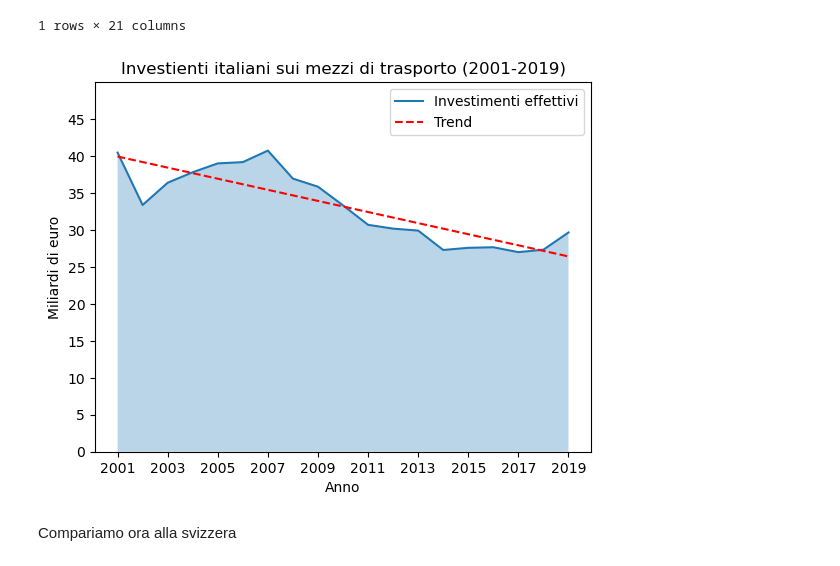
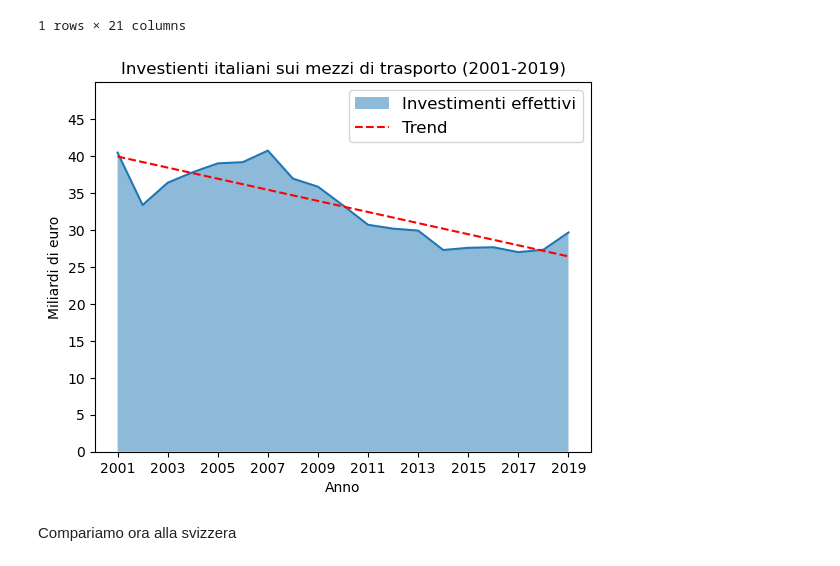
Before and after one commit to alemele01/vs24, a Jupyter notebook: investimentiSvizzeri.ipynb, the cells around one changed output. Cells and saved outputs as stored; diff of their text form; code cells hidden in the pictures.

```diff
--- a/investimentiSvizzeri.ipynb
+++ b/investimentiSvizzeri.ipynb
@@ -203,36 +278,36 @@ investimentiItalia
 # %%
 maxInv=50000000
 
 x = investimentiItalia.columns[2:].astype(int)
 y = investimentiItalia.iloc[0, 2:].astype(float)
 
 coefficients = np.polyfit(x, y, deg=1)
 linear_fit = np.poly1d(coefficients)
 x_fit_ita = np.linspace(x.min(), x.max(), 100)
 y_fit_ita = linear_fit(x_fit_ita)
 
-plt.plot(x, y,label='Investimenti effettivi')
-plt.fill_between(x, y, alpha=0.3)
+plt.plot(x, y)
+plt.fill_between(x, y, alpha=0.5,label='Investimenti effettivi')
 
 plt.plot(x_fit_ita, y_fit_ita, '--', label='Trend' ,color='red')
 
 plt.xticks(np.arange(x.min(), x.max()+1, step=2))
 plt.yticks(np.arange(0, maxInv, step=5000000))
 
 
 def scale_y(value, tick_number):
     return f'{value * 1e-6:.0f}'
 
 plt.gca().yaxis.set_major_formatter(mtick.FuncFormatter(scale_y))
 
 plt.xlabel('Anno')
 plt.ylabel('Miliardi di euro')
 plt.title('Investienti italiani sui mezzi di trasporto (2001-2019)')
-plt.legend()
+plt.legend(prop={'size': 12})
 plt.ylim(0,maxInv)
 plt.show()
 # %% [output]
-[figure, old version]
+[figure, new version]
 # %% [markdown]
 Compariamo ora alla svizzera
 # %%
```
Also changed, not shown: parts of 20 cells of this notebook.
